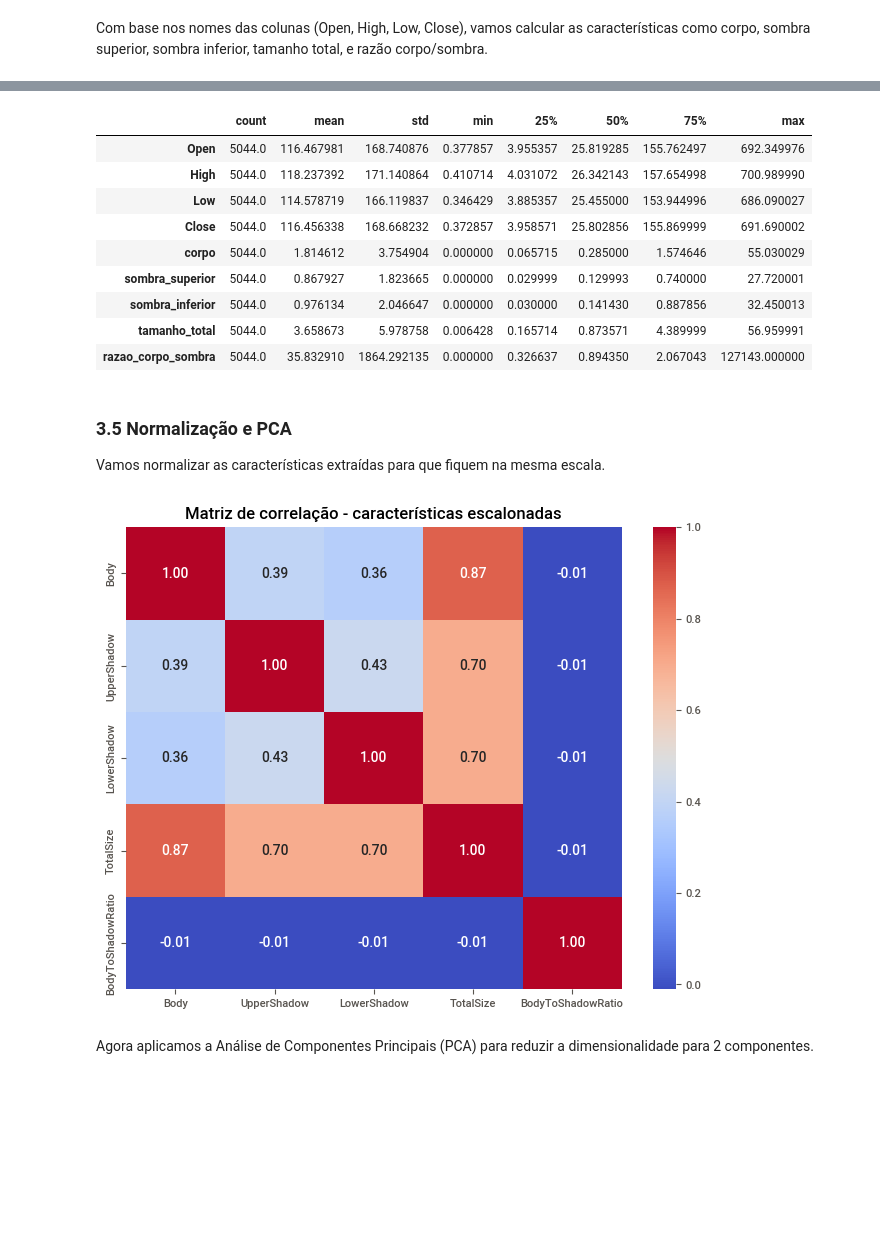
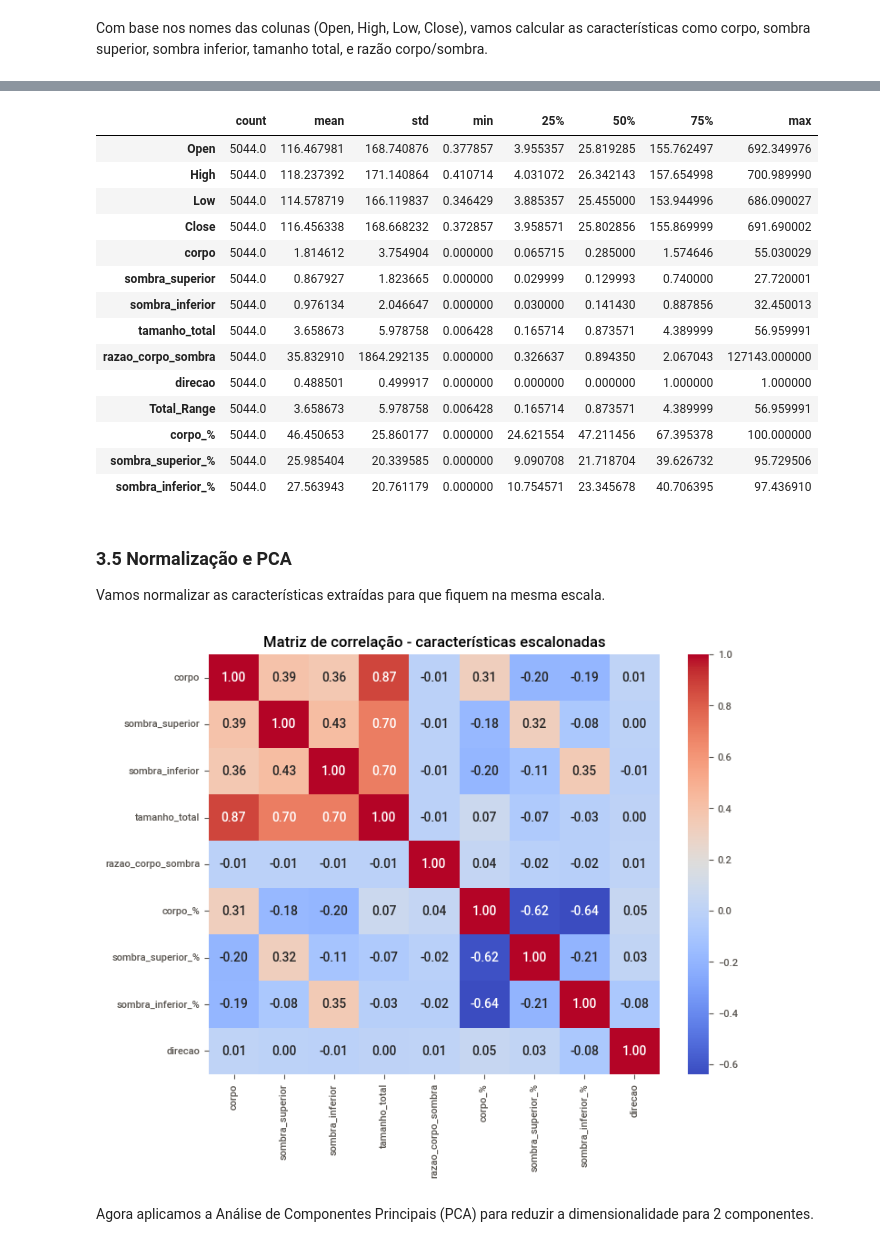
Before and after one commit to jpscard/DataH_Internship, a Jupyter notebook: Desafio_3.ipynb, the cells around one changed output, grey strips where cells are left out. Saved outputs shown, nothing was run; the diff lists cells and outputs as text; code cells hidden in the pictures; blank space fills up the shorter version.

```diff
--- a/Desafio_3.ipynb
+++ b/Desafio_3.ipynb
@@ -116,6 +116,20 @@ df['sombra_inferior'] = df[['Close', 'Open']].min(axis=1) - df['Low']
 df['tamanho_total'] = df['High'] - df['Low']  # Variação total do candle
 df['razao_corpo_sombra'] = df['corpo'] / (df['sombra_superior'] + df['sombra_inferior'] + 1e-6)
 
+# 1. Calcular corpo, sombra superior e sombra inferior
+df['corpo'] = np.abs(df['Open'] - df['Close'])
+df['sombra_superior'] = df['High'] - np.maximum(df['Open'], df['Close'])
+df['sombra_inferior'] = np.minimum(df['Open'], df['Close']) - df['Low']
+
+# Determinar a direção do candle (Bullish = 1, Bearish = 0)
+df['direcao'] = np.where(df['Close'] > df['Open'], 1, 0)
+
+# Calcular a participação em % de cada parte (Body, Upper_Shadow, Lower_Shadow)
+df['Total_Range'] = df['High'] - df['Low']
+df['corpo_%'] = (df['corpo'] / df['Total_Range']) * 100
+df['sombra_superior_%'] = (df['sombra_superior'] / df['Total_Range']) * 100
+df['sombra_inferior_%'] = (df['sombra_inferior'] / df['Total_Range']) * 100
+
 # Exibir as novas colunas
-print(df[['Date', 'corpo', 'sombra_superior', 'sombra_inferior', 'tamanho_total', 'razao_corpo_sombra']].head())
+df[['Date', 'corpo', 'sombra_superior', 'sombra_inferior', 'tamanho_total', 'razao_corpo_sombra', 'corpo_%', 'sombra_superior_%', 'sombra_inferior_%','direcao']].head()
 # %% [output]
@@ -146,26 +153,31 @@ df.describe().T
 | sombra_inferior | 5044.0 | 0.976134 | 2.046647 | 0.000000 | 0.030000 | 0.141430 | 0.887856 | 32.450013 |
 | tamanho_total | 5044.0 | 3.658673 | 5.978758 | 0.006428 | 0.165714 | 0.873571 | 4.389999 | 56.959991 |
 | razao_corpo_sombra | 5044.0 | 35.832910 | 1864.292135 | 0.000000 | 0.326637 | 0.894350 | 2.067043 | 127143.000000 |
+| direcao | 5044.0 | 0.488501 | 0.499917 | 0.000000 | 0.000000 | 0.000000 | 1.000000 | 1.000000 |
+| Total_Range | 5044.0 | 3.658673 | 5.978758 | 0.006428 | 0.165714 | 0.873571 | 4.389999 | 56.959991 |
+| corpo_% | 5044.0 | 46.450653 | 25.860177 | 0.000000 | 24.621554 | 47.211456 | 67.395378 | 100.000000 |
+| sombra_superior_% | 5044.0 | 25.985404 | 20.339585 | 0.000000 | 9.090708 | 21.718704 | 39.626732 | 95.729506 |
+| sombra_inferior_% | 5044.0 | 27.563943 | 20.761179 | 0.000000 | 10.754571 | 23.345678 | 40.706395 | 97.436910 |
 # %% [markdown]
 ### **3.5 Normalização e PCA**
 
 Vamos normalizar as características extraídas para que fiquem na mesma escala.
 # %%
 # Selecionar as características e normalizar
-features = df[['corpo', 'sombra_superior', 'sombra_inferior', 'tamanho_total', 'razao_corpo_sombra']]
+features = df[['corpo', 'sombra_superior', 'sombra_inferior', 'tamanho_total', 'razao_corpo_sombra', 'corpo_%', 'sombra_superior_%', 'sombra_inferior_%','direcao']]
 scaler = StandardScaler()
 features_scaled = scaler.fit_transform(features)
 
 # Criar um DataFrame com os dados escalonados
-features_scaled_df = pd.DataFrame(features_scaled, columns=['Body', 'UpperShadow', 'LowerShadow', 'TotalSize', 'BodyToShadowRatio'])
+features_scaled_df = pd.DataFrame(features_scaled, columns=['corpo', 'sombra_superior', 'sombra_inferior', 'tamanho_total', 'razao_corpo_sombra', 'corpo_%', 'sombra_superior_%', 'sombra_inferior_%','direcao'])
 
 correlation_matrix_fsdf = features_scaled_df.corr()
 plt.figure(figsize=(8, 6))
 sns.heatmap(correlation_matrix_fsdf, annot=True, cmap='coolwarm', fmt='.2f')
 plt.title('Matriz de correlação - características escalonadas')
 plt.show()
 # %% [output]
-[figure, old version]
+[figure, new version]
 # %% [markdown]
 Agora aplicamos a Análise de Componentes Principais (PCA) para reduzir a dimensionalidade para 2 componentes.
 # %%
```
Also changed, not shown: parts of 7 cells of this notebook.
